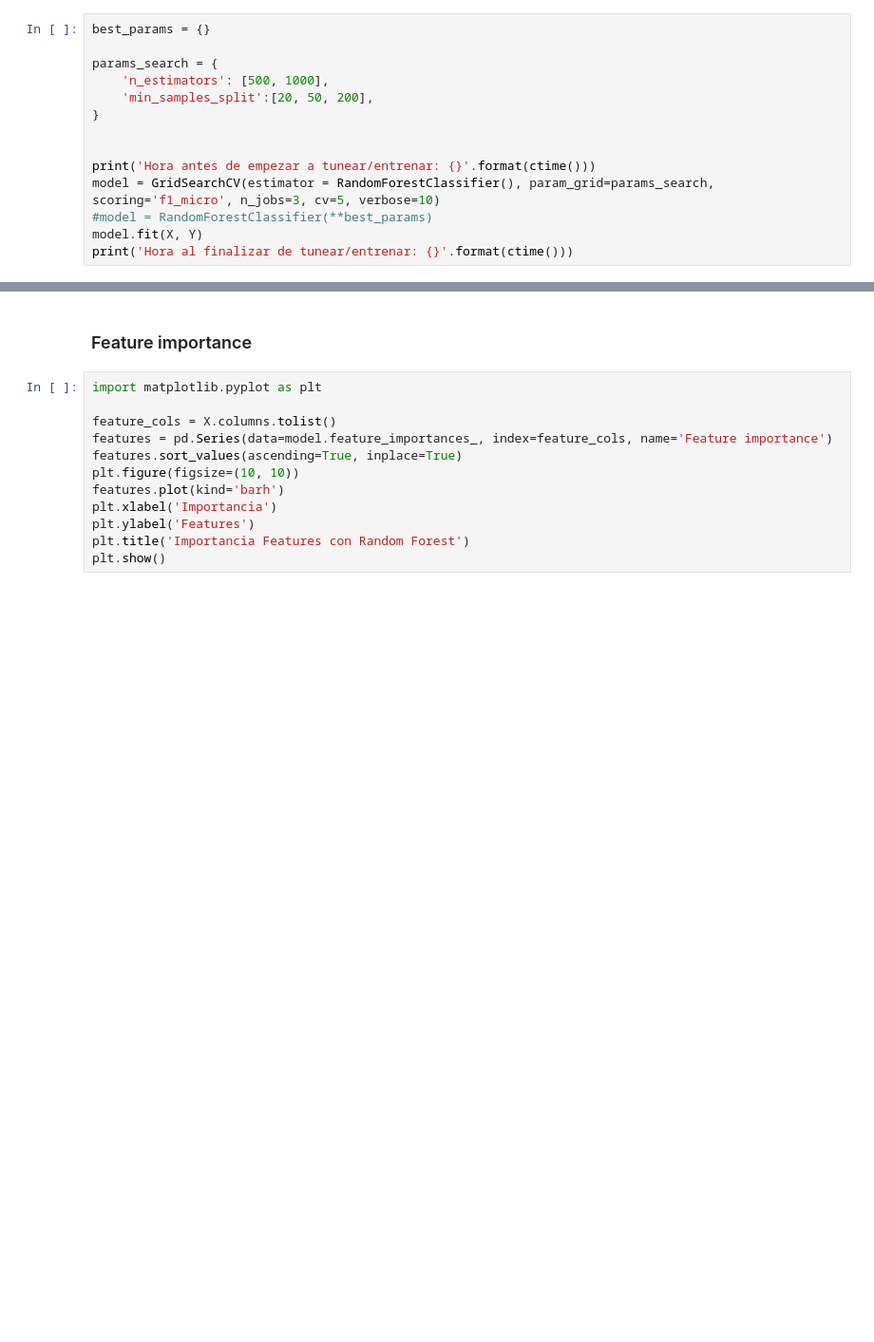
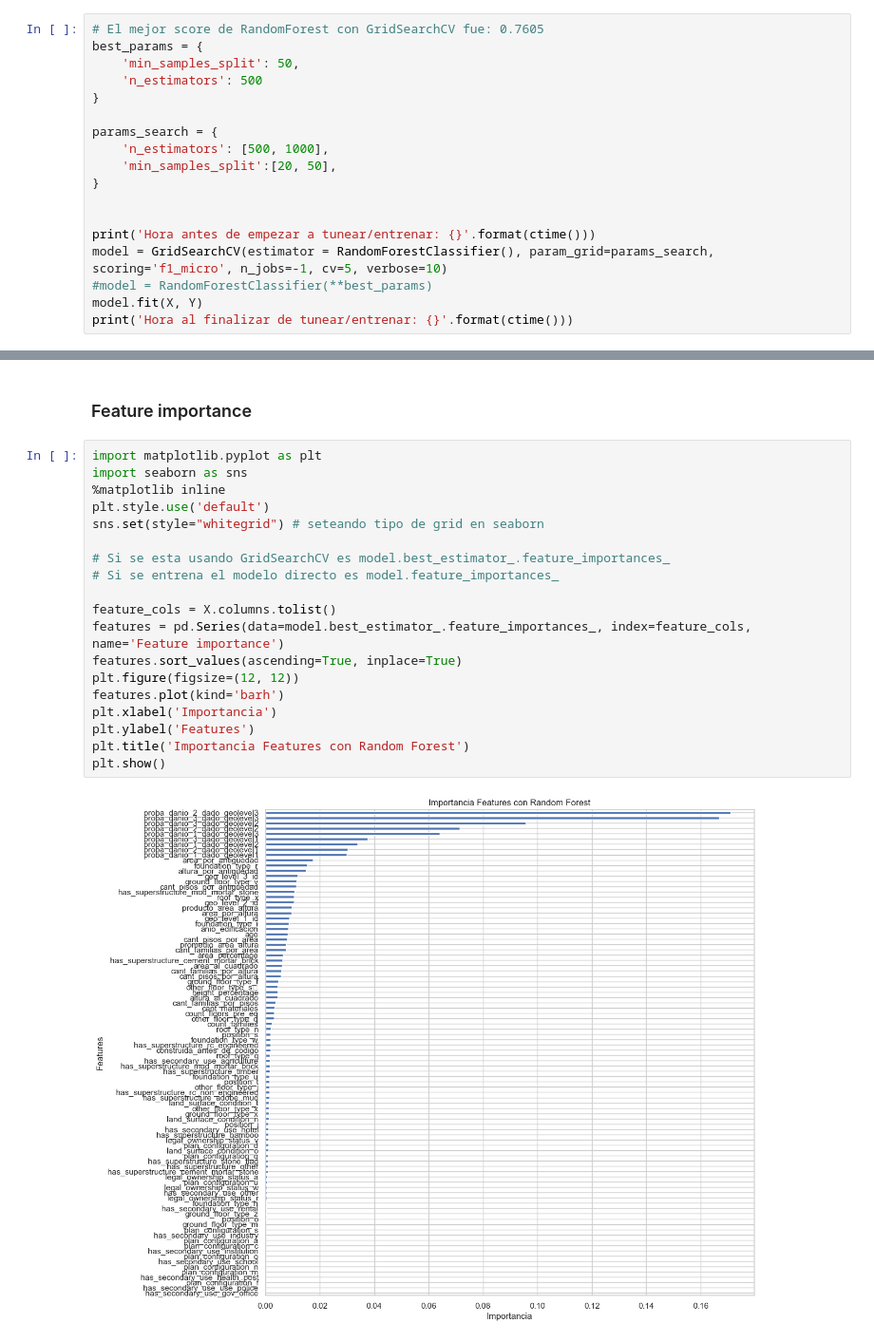
Before and after one commit to FacuMastri/richters-predictor-earthquake, a Jupyter notebook: tp2/RandomForest.ipynb, the cells around one changed output, grey strips where cells are left out. Shown at 95% size. Saved outputs shown, nothing was run; the diff lists cells and outputs as text; blank space fills up the shorter version.

Commit message:
New best submit with RandomForest

```diff
--- a/tp2/RandomForest.ipynb
+++ b/tp2/RandomForest.ipynb
@@ -92,16 +92,20 @@ memory usage: 96.6 MB
 # %% [markdown]
 ### Parameter tuning
 # %%
-best_params = {}
+# El mejor score de RandomForest con GridSearchCV fue: 0.7605
+best_params = {
+    'min_samples_split': 50,
+    'n_estimators': 500
+}
 
 params_search = {
     'n_estimators': [500, 1000],
-    'min_samples_split':[20, 50, 200],
+    'min_samples_split':[20, 50],
 }
 
 
 print('Hora antes de empezar a tunear/entrenar: {}'.format(ctime()))
-model = GridSearchCV(estimator = RandomForestClassifier(), param_grid=params_search, scoring='f1_micro', n_jobs=3, cv=5, verbose=10)
+model = GridSearchCV(estimator = RandomForestClassifier(), param_grid=params_search, scoring='f1_micro', n_jobs=-1, cv=5, verbose=10)
 #model = RandomForestClassifier(**best_params)
 model.fit(X, Y)
 print('Hora al finalizar de tunear/entrenar: {}'.format(ctime()))
@@ -117,13 +140,22 @@ model.best_params_
 ### Feature importance
 # %%
 import matplotlib.pyplot as plt
+import seaborn as sns
+%matplotlib inline
+plt.style.use('default')
+sns.set(style="whitegrid") # seteando tipo de grid en seaborn
+
+# Si se esta usando GridSearchCV es model.best_estimator_.feature_importances_
+# Si se entrena el modelo directo es model.feature_importances_
 
 feature_cols = X.columns.tolist()
-features = pd.Series(data=model.feature_importances_, index=feature_cols, name='Feature importance')
+features = pd.Series(data=model.best_estimator_.feature_importances_, index=feature_cols, name='Feature importance')
 features.sort_values(ascending=True, inplace=True)
-plt.figure(figsize=(10, 10))
+plt.figure(figsize=(12, 12))
 features.plot(kind='barh')
 plt.xlabel('Importancia')
 plt.ylabel('Features')
 plt.title('Importancia Features con Random Forest')
 plt.show()
+# %% [output]
+[figure, added]
```
Also changed, not shown: parts of 18 cells of this notebook, 4 other files.
